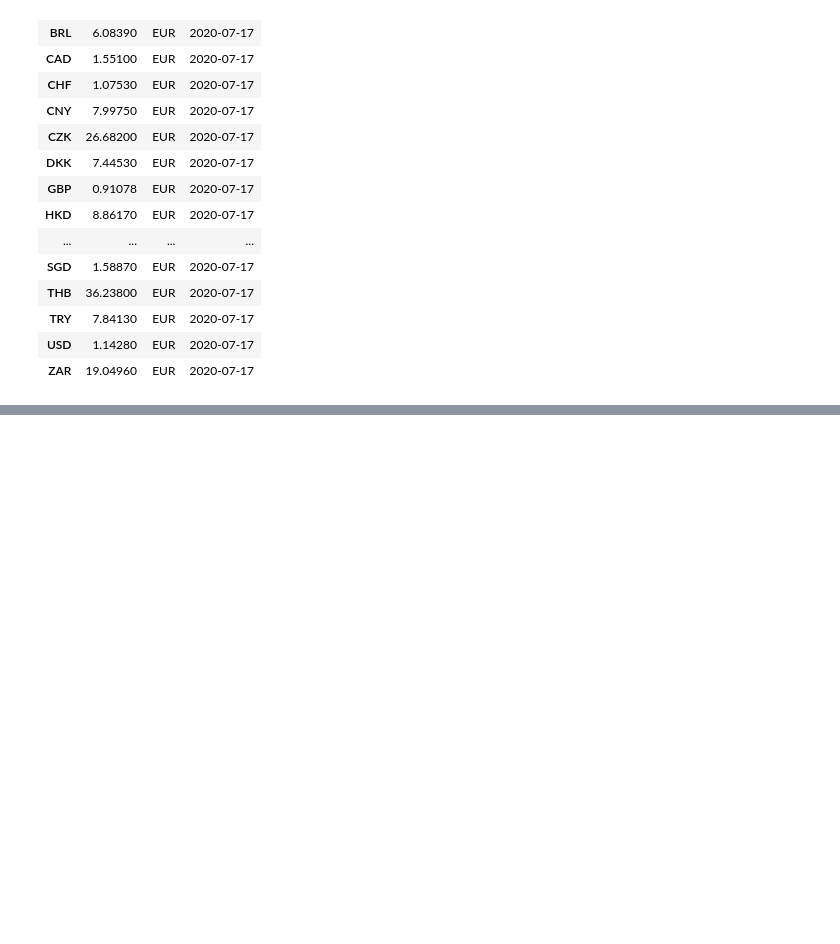
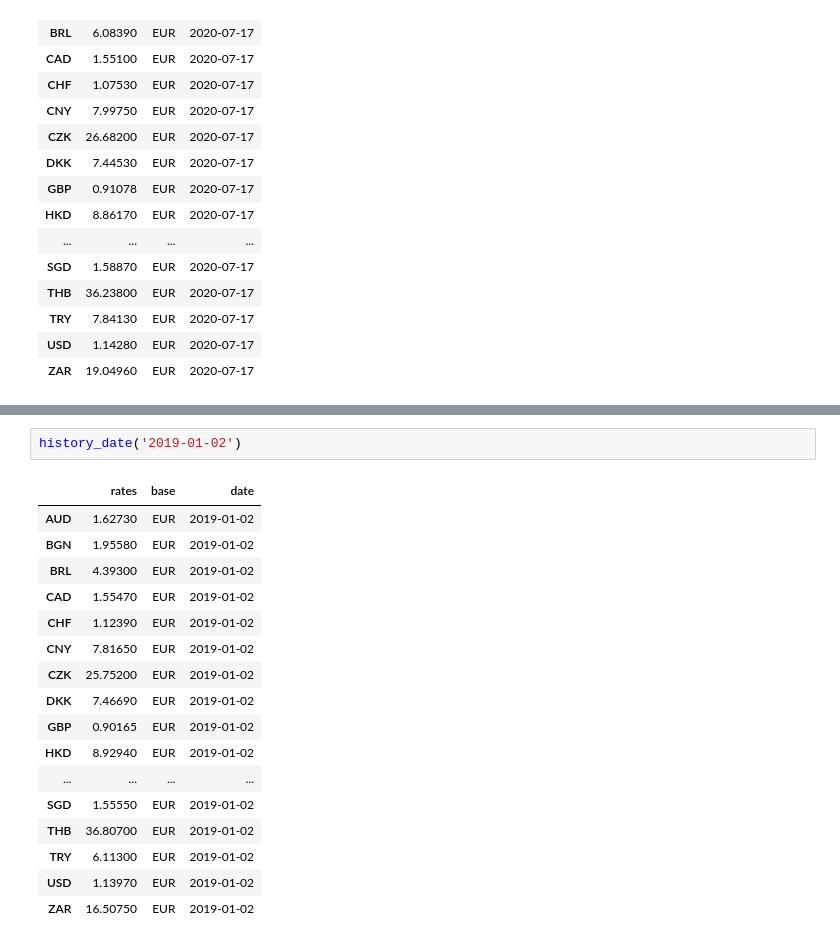
Before and after one commit to alvynabranches/winsoft_internship, a Jupyter notebook: notebooks/T4.ipynb, the cells around one changed output, grey strips where cells are left out. Cells and saved outputs as stored; diff of their text form; blank space fills up the shorter version.

```diff
--- a/notebooks/T4.ipynb
+++ b/notebooks/T4.ipynb
@@ -105,0 +147,20 @@ latest(base='INR', symbols='USD')
+# %%
+history_date('2019-01-02')
+# %% [output]
+|  | rates | base | date |
+| AUD | 1.62730 | EUR | 2019-01-02 |
+| BGN | 1.95580 | EUR | 2019-01-02 |
+| BRL | 4.39300 | EUR | 2019-01-02 |
+| CAD | 1.55470 | EUR | 2019-01-02 |
+| CHF | 1.12390 | EUR | 2019-01-02 |
+| CNY | 7.81650 | EUR | 2019-01-02 |
+| CZK | 25.75200 | EUR | 2019-01-02 |
+| DKK | 7.46690 | EUR | 2019-01-02 |
+| GBP | 0.90165 | EUR | 2019-01-02 |
+| HKD | 8.92940 | EUR | 2019-01-02 |
+| ... | ... | ... | ... |
+| SGD | 1.55550 | EUR | 2019-01-02 |
+| THB | 36.80700 | EUR | 2019-01-02 |
+| TRY | 6.11300 | EUR | 2019-01-02 |
+| USD | 1.13970 | EUR | 2019-01-02 |
+| ZAR | 16.50750 | EUR | 2019-01-02 |
```
Also changed, not shown: parts of 4 cells of this notebook, 1 other file.
